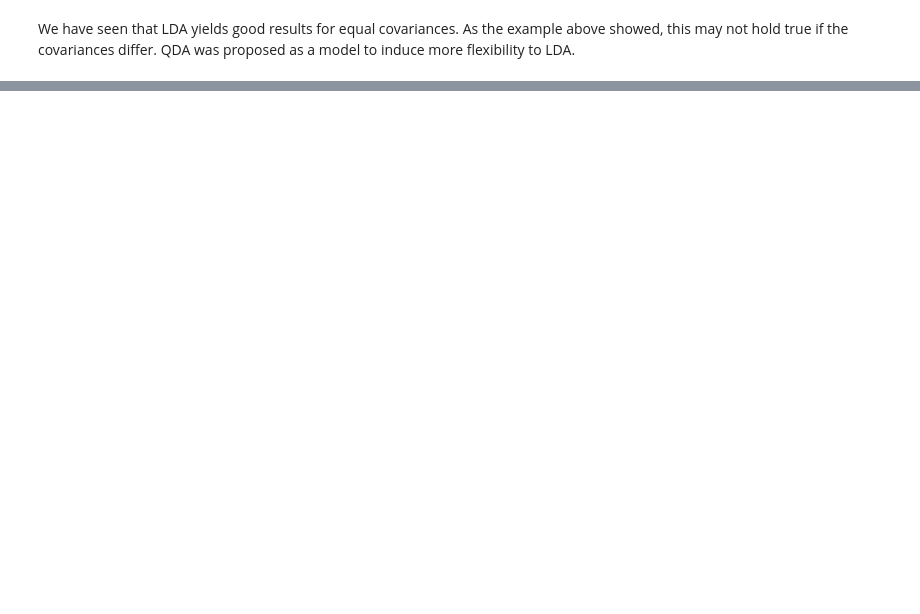
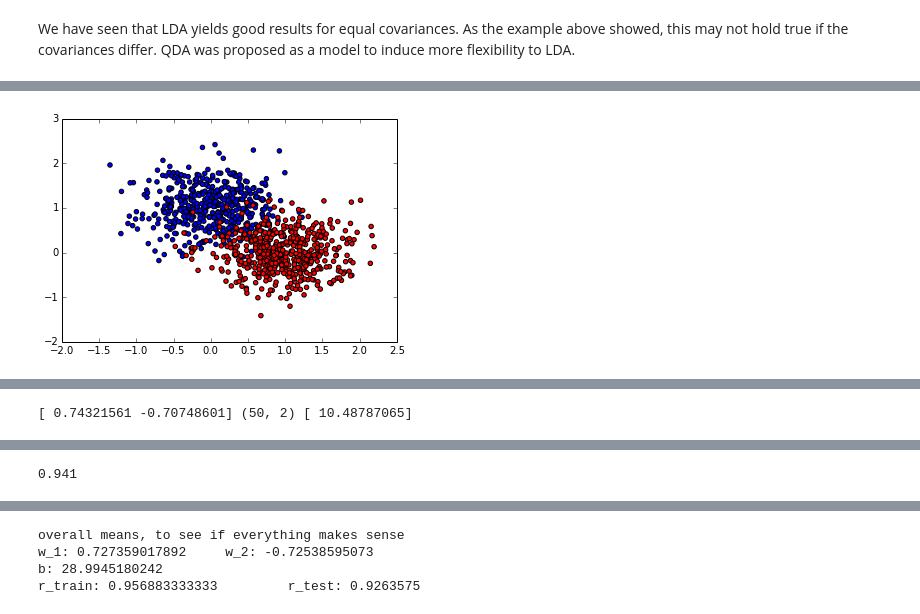
Before and after one commit to JensMeiners/MI1, a Jupyter notebook: Ex07/Ex07.ipynb, the cells around one changed output, grey strips where cells are left out. Drawn from its saved outputs; the diff is of its cells as text; code cells hidden in the pictures; blank space fills up the shorter version.

Commit message:
plotting 7.2

```diff
--- a/Ex07/Ex07.ipynb
+++ b/Ex07/Ex07.ipynb
@@ -100,5 +100,27 @@ We have seen that LDA yields good results for equal covariances. As the example
 <img src="Auswahl_2015-11-27_003.png"/>
 # %% [markdown]
 <img src="Auswahl_2015-11-27_004.png"/>
+# %%
+def gen_data(N, plot=False):
+    cov = np.eye(2)*0.2
+
+    mean1 = [0. , 1.]
+    mean2 = [1. , 0.]
+
+    X1,y1 = np.random.multivariate_normal(mean1, cov, N/2).T
+    X2,y2 = np.random.multivariate_normal(mean2, cov, N/2).T
+
+    if plot:
+        plt.scatter(X1, y1, c='blue')
+        plt.scatter(X2, y2, c='red')
+        plt.show()
+
+    X = np.hstack((np.vstack((X1,y1)),np.vstack((X2,y2)))).T
+    y = np.ones(X.shape[0])
+    y[:X.shape[0]/2] *= -1
+    return X,y
+dummy = gen_data(1000,True)
+# %% [output]
+[figure, added]
 # %% [markdown]
 <img src="Auswahl_2015-11-27_005.png"/>
@@ -105,2 +134,6 @@ We have seen that LDA yields good results for equal covariances. As the example
 # %% [markdown]
 <img src="Auswahl_2015-11-27_006.png"/>
+# %%
+print w,X.shape,b
+# %% [output]
+[ 0.74321561 -0.70748601] (50, 2) [ 10.48787065]
@@ -107,4 +143,8 @@ We have seen that LDA yields good results for equal covariances. As the example
 # %% [markdown]
 <img src="Auswahl_2015-11-27_007.png"/>
+# %%
+print pred.sum()/float(len(pred))
+# %% [output]
+0.941
 # %% [markdown]
 <img src="Auswahl_2015-11-27_008.png"/>
@@ -111,2 +169,14 @@ We have seen that LDA yields good results for equal covariances. As the example
 # %% [markdown]
 <img src="Auswahl_2015-11-27_009.png"/>
+# %%
+print 'overall means, to see if everything makes sense'
+_w = params[:,:,0].mean()
+print 'w_1:',_w[0],'\tw_2:',_w[1]
+_b = params[:,:,1].mean()
+print 'b:',_b[0]
+print 'r_train:',perc_train.mean(),'\tr_test:',perc_test.mean()
+# %% [output]
+overall means, to see if everything makes sense
+w_1: 0.727359017892     w_2: -0.72538595073
+b: 28.9945180242
+r_train: 0.956883333333         r_test: 0.9263575
```
Also changed, not shown: parts of 9 cells of this notebook.
